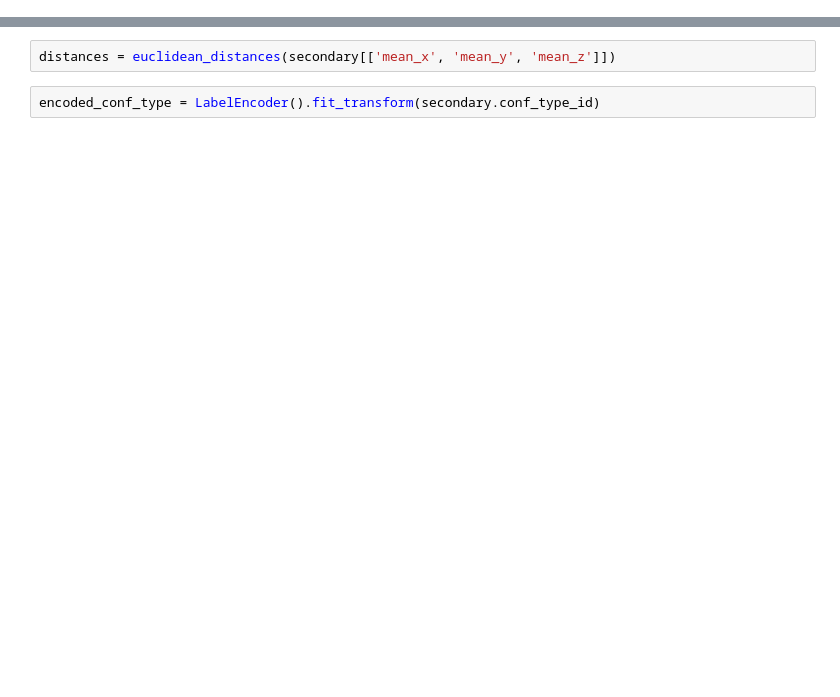
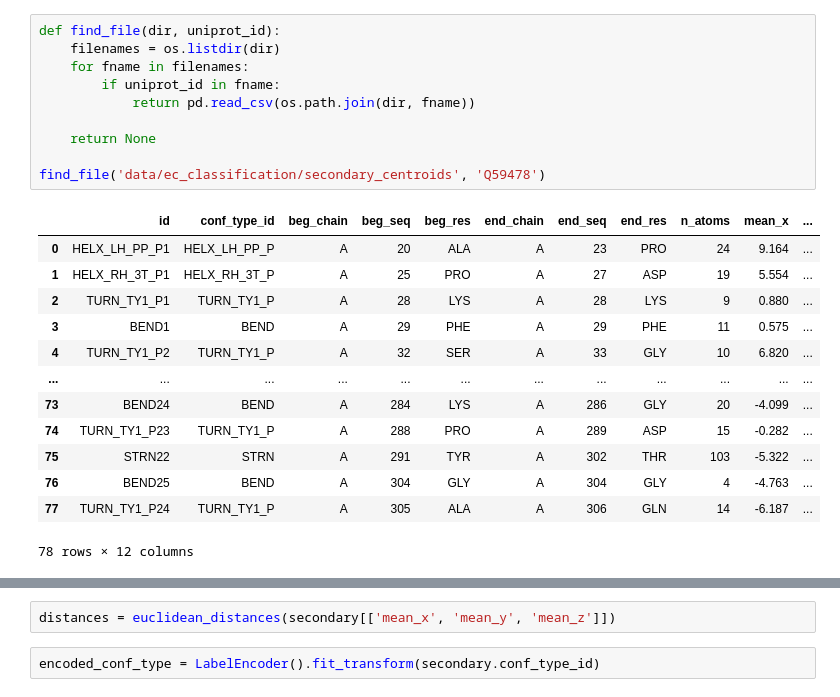
Before and after one commit to SukritTM/comp-bioinfo-project, a Jupyter notebook: scratchpad.ipynb, the cells around one changed output, grey strips where cells are left out. Saved outputs shown, nothing was run; the diff lists cells and outputs as text; blank space fills up the shorter version.

```diff
--- a/scratchpad.ipynb
+++ b/scratchpad.ipynb
@@ -23,0 +24,24 @@ secondary
+# %%
+def find_file(dir, uniprot_id):
+    filenames = os.listdir(dir)
+    for fname in filenames:
+        if uniprot_id in fname:
+            return pd.read_csv(os.path.join(dir, fname))
+
+    return None
+
+find_file('data/ec_classification/secondary_centroids', 'Q59478')
+# %% [output]
+|  | id | conf_type_id | beg_chain | beg_seq | beg_res | end_chain | end_seq | end_res | n_atoms | mean_x | ... |
+| 0 | HELX_LH_PP_P1 | HELX_LH_PP_P | A | 20 | ALA | A | 23 | PRO | 24 | 9.164 | ... |
+| 1 | HELX_RH_3T_P1 | HELX_RH_3T_P | A | 25 | PRO | A | 27 | ASP | 19 | 5.554 | ... |
+| 2 | TURN_TY1_P1 | TURN_TY1_P | A | 28 | LYS | A | 28 | LYS | 9 | 0.880 | ... |
+| 3 | BEND1 | BEND | A | 29 | PHE | A | 29 | PHE | 11 | 0.575 | ... |
+| 4 | TURN_TY1_P2 | TURN_TY1_P | A | 32 | SER | A | 33 | GLY | 10 | 6.820 | ... |
+| ... | ... | ... | ... | ... | ... | ... | ... | ... | ... | ... | ... |
+| 73 | BEND24 | BEND | A | 284 | LYS | A | 286 | GLY | 20 | -4.099 | ... |
+| 74 | TURN_TY1_P23 | TURN_TY1_P | A | 288 | PRO | A | 289 | ASP | 15 | -0.282 | ... |
+| 75 | STRN22 | STRN | A | 291 | TYR | A | 302 | THR | 103 | -5.322 | ... |
+| 76 | BEND25 | BEND | A | 304 | GLY | A | 304 | GLY | 4 | -4.763 | ... |
+| 77 | TURN_TY1_P24 | TURN_TY1_P | A | 305 | ALA | A | 306 | GLN | 14 | -6.187 | ... |
+78 rows × 12 columns
```
Also changed, not shown: parts of 15 cells of this notebook, 1 other file.
